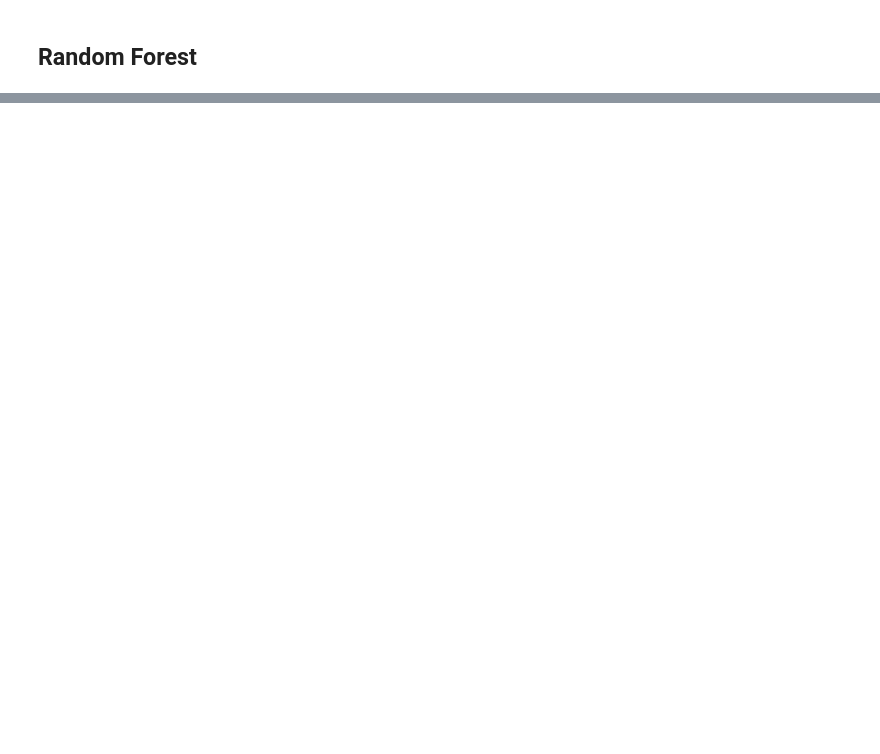
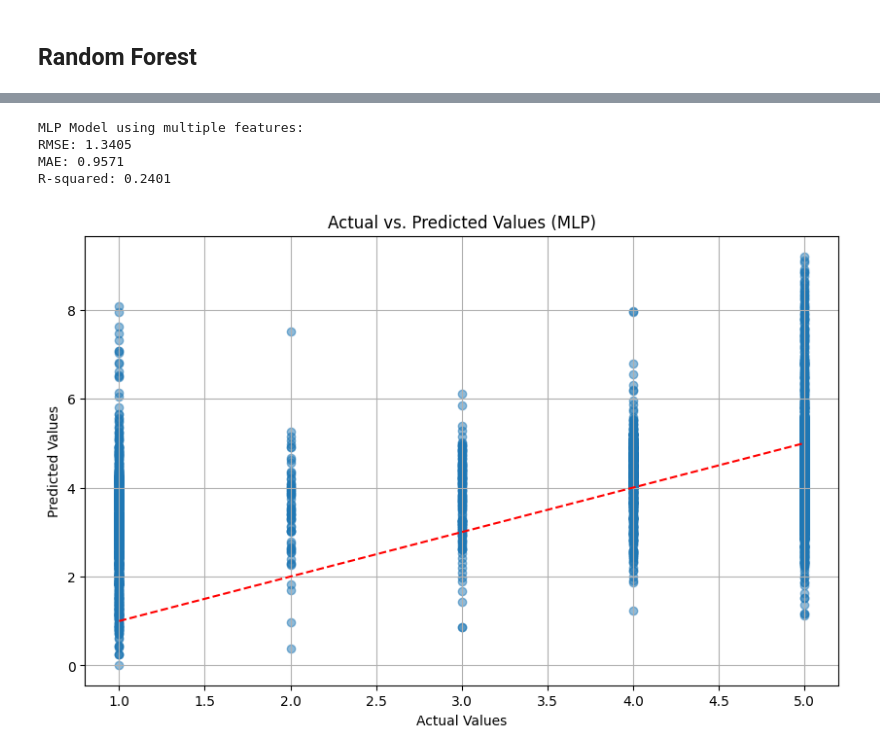
Before and after one commit to MatthewBeaulieu0/471-Project, a Jupyter notebook: random_forest.ipynb, the cells around one changed output, grey strips where cells are left out. Cells and saved outputs as stored; diff of their text form; code cells hidden in the pictures; blank space fills up the shorter version.

```diff
--- a/random_forest.ipynb
+++ b/random_forest.ipynb
@@ -62,0 +86,46 @@ Tenure Bucket_>90: 0.0215
+# %%
+from sklearn.neural_network import MLPRegressor
+
+# Preprocess categorical features using OneHotEncoder
+encoder = OneHotEncoder()
+encoded_features = encoder.fit_transform(data[['Agent Shift', 'Tenure Bucket', 'channel_name', 'category', 'Sub-category', 'Supervisor', 'Manager']])
+encoded_feature_names = encoder.get_feature_names_out(['Agent Shift', 'Tenure Bucket', 'channel_name', 'category', 'Sub-category', 'Supervisor', 'Manager'])
+
+# Combine numerical and encoded categorical features
+X_combined = pd.concat([data[['issue_reported_hour_of_day', 'response_time_minutes', 'issue_reported_day_of_week', 'sentiment_score']], pd.DataFrame(encoded_features.toarray(), columns=encoded_feature_names)], axis=1)
+
+# Split the data into training and testing sets
+X_train, X_test, y_train, y_test = train_test_split(X_combined, y, test_size=0.2, random_state=42)
+
+# Train a Multi-Layer Perceptron Regressor on the combined features
+model_mlp = MLPRegressor(hidden_layer_sizes=(100, 50), activation='relu', solver='adam', max_iter=500, random_state=42)
+model_mlp.fit(X_train, y_train)
+y_pred_mlp = model_mlp.predict(X_test)
+rmse_mlp = np.sqrt(mean_squared_error(y_test, y_pred_mlp))
+mae_mlp = mean_absolute_error(y_test, y_pred_mlp)
+r2_mlp = r2_score(y_test, y_pred_mlp)
+
+# Print results for the MLP model using multiple features
+print("MLP Model using multiple features:")
+print(f'RMSE: {rmse_mlp:.4f}')
+print(f'MAE: {mae_mlp:.4f}')
+print(f'R-squared: {r2_mlp:.4f}')
+
+# Print top 5 important features for the model
+# MLP does not provide direct feature importances like Random Forest, so we'll skip this part
+
+# Plot actual vs. predicted values
+plt.figure(figsize=(10, 6))
+plt.scatter(y_test, y_pred_mlp, alpha=0.5)
+plt.plot([min(y_test), max(y_test)], [min(y_test), max(y_test)], '--', color='red')
+plt.title('Actual vs. Predicted Values (MLP)')
+plt.xlabel('Actual Values')
+plt.ylabel('Predicted Values')
+plt.grid(True)
+plt.show()
+# %% [output]
+MLP Model using multiple features:
+RMSE: 1.3405
+MAE: 0.9571
+R-squared: 0.2401
+[figure, added]
```
Also changed, not shown: parts of 3 cells of this notebook.
